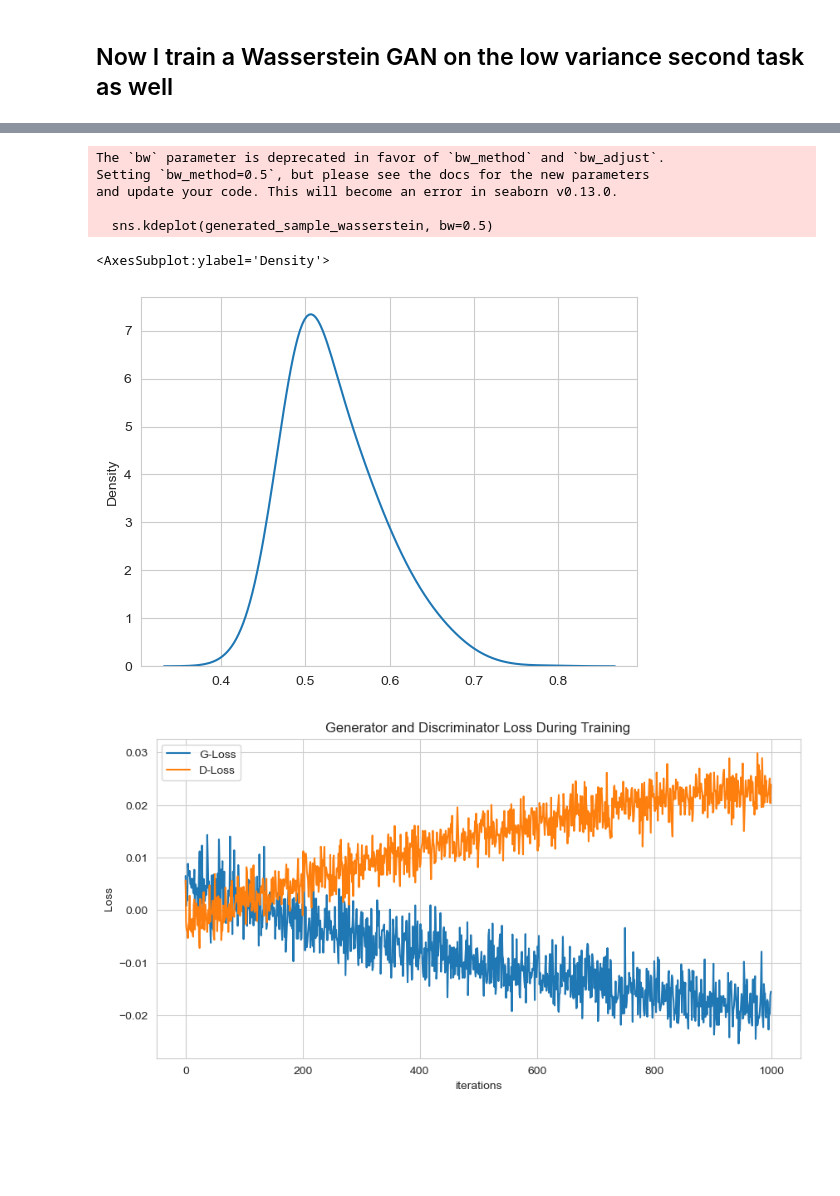
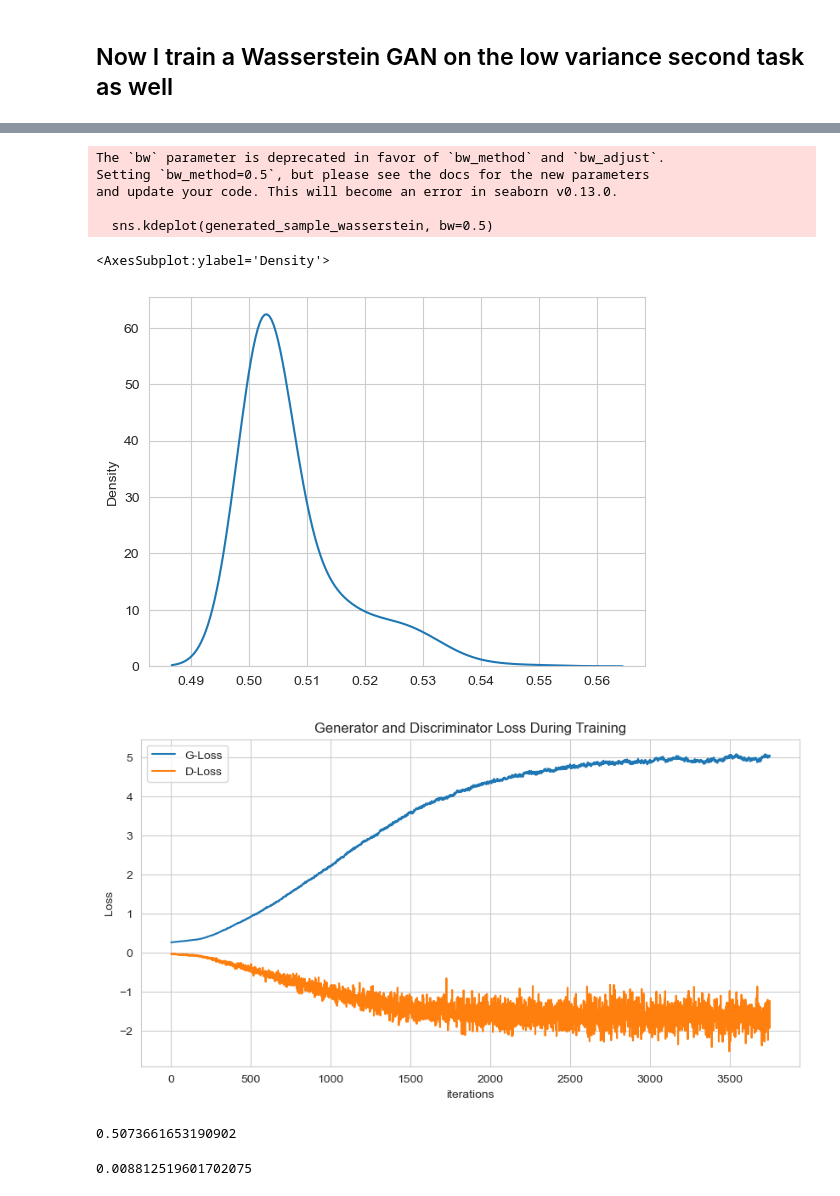
Before and after one commit to AlexF1994/bhsgan, a Jupyter notebook: first_experiments.ipynb, the cells around one changed output, grey strips where cells are left out. Drawn from its saved outputs; the diff is of its cells as text; code cells hidden in the pictures; blank space fills up the shorter version.

```diff
--- a/first_experiments.ipynb
+++ b/first_experiments.ipynb
@@ -78,7 +79,7 @@ np.std(training_set_low)
 # %% [markdown]
 ## Train GAN on both samples
 # %%
-training_params = TrainingParams(lr=0.0001, num_epochs=10, num_dis_updates=5, beta_1=0.5, batch_size=20)
+training_params = TrainingParams(lr=0.0002, num_epochs=15, num_dis_updates=2, beta_1=0.5, batch_size=20)
 
 # get device to train on
 device = get_device()
@@ -219,7 +230,7 @@ np.std(generated_sample)
 # %% [markdown]
 ## Now I train a Wasserstein GAN on the low variance second task as well
 # %%
-dataloader_wasserstein = torch.utils.data.DataLoader(training_set_low, batch_size=batch_size,
+dataloader_wasserstein = torch.utils.data.DataLoader(training_set_low, batch_size=training_params.batch_size,
                                          shuffle=True, num_workers=1)
 generator_wasserstein = GeneratorWassersteinSim()
 discriminator_wasserstein = DiscriminatorWassersteinSim()
@@ -252,21 +268,25 @@ and update your code. This will become an error in seaborn v0.13.0.
 
   sns.kdeplot(generated_sample_wasserstein, bw=0.5)
 <AxesSubplot:ylabel='Density'>
-[figure, old version]
+[figure, new version]
 # %%
 # plot losses
 plt.figure(figsize=(10,5))
 plt.title("Generator and Discriminator Loss During Training")
-plt.plot(generator_losses_wasserstein,label="G-Loss")
-plt.plot(discriminator_losses_wasserstein,label="D-Loss")
+plt.plot(trained_wgan.generator_losses,label="G-Loss")
+plt.plot(trained_wgan.discriminator_losses,label="D-Loss")
 plt.xlabel("iterations")
 plt.ylabel("Loss")
 plt.legend()
 plt.show()
 # %% [output]
-[figure, old version]
+[figure, new version]
 # %%
 # check mean and varaince of generated data
 np.mean(generated_sample_wasserstein)
+# %% [output]
+0.5073661653190902
 # %%
 np.std(generated_sample_wasserstein)
+# %% [output]
+0.008812519601702075
```
Also changed, not shown: parts of 29 cells of this notebook, 6 other files.
